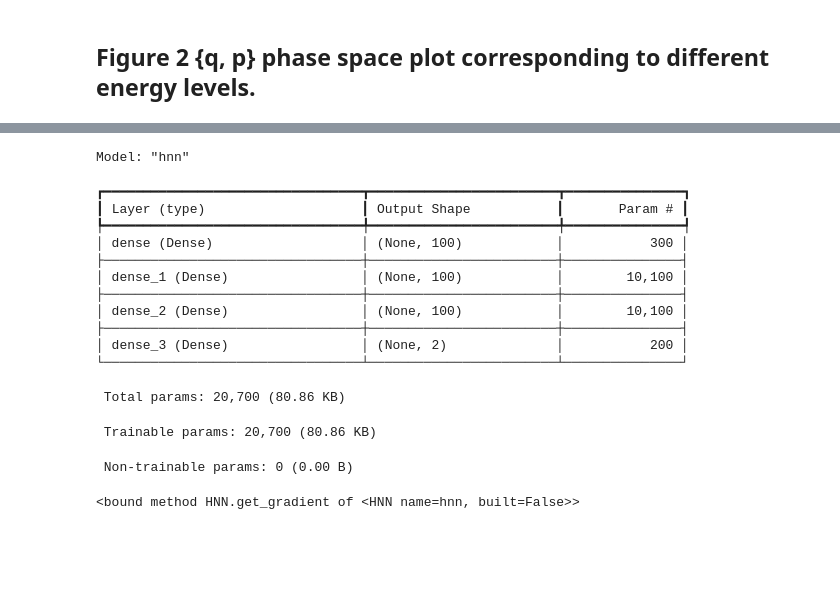
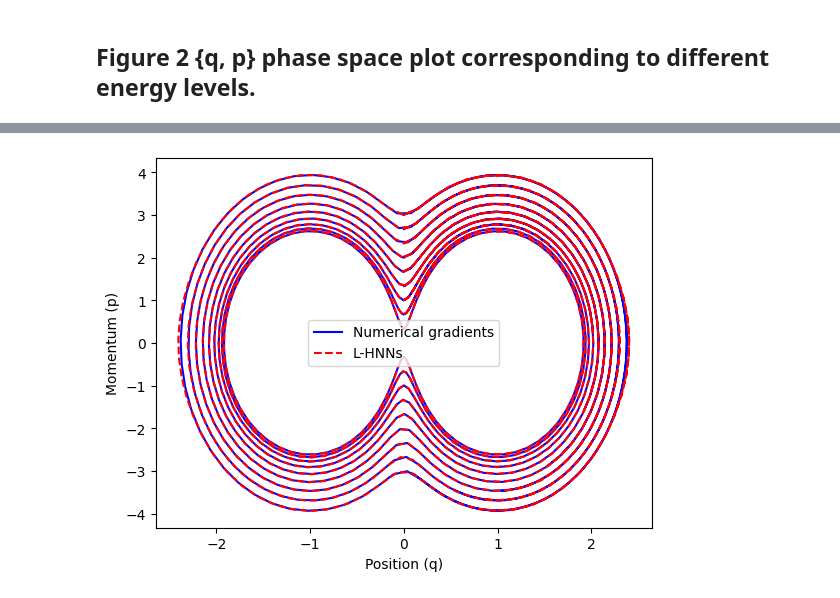
Before and after one commit to YedaCui/TSRLproject_JPMorgan, a Jupyter notebook: src/plot.ipynb, the cells around one changed output, grey strips where cells are left out. Cells and saved outputs as stored; diff of their text form; code cells hidden in the pictures; blank space fills up the shorter version.

```diff
--- a/src/plot.ipynb
+++ b/src/plot.ipynb
@@ -10,17 +10,15 @@ import hnn
 from configs import CONFIGS
 
 config = CONFIGS["LHNN_1DGaussianmixture"]
+config["acti"] = "sin"
 model = hnn.HNN(config["input_dim"], config["num_hidden"], config["num_layers"], config["output_dim"], acti=config["acti"], baseline=config["baseline"], field_type=config["field_type"])
-model.load_weights("mymodel.weights.h5")
-# model_path = "mymodel.weights.h5"
-# model = tf.keras.models.load_model(model_path)
+model.load_weights("/home/ycui/Documents/TSRLproject_JPMorgan/models/LHNN_1DGaussianmixture_sin.weights.h5")
 
 initial_state = np.zeros(2)
-
 
 timegrad_fn = utils.get_timegrad_fn(functions.functions("1D_Gauss_mix"))
 states_numgrad, states_lhnn = [], []
 for idx in range(9):
     initial_state[1] = 1/3 * (idx+1)
     states_numgrad.append(utils.get_trajectory(timegrad_fn, initial_state=initial_state, dt=0.05, num_lf=200,require_grads=False)[0])
-    states_lhnn.append(utils.get_trajectory(lambda x: model.get_gradient(tf.convert_to_tensor(x.reshape(1,-1), dtype=tf.float32)).numpy().flatten(), initial_state=initial_state, dt=0.05, num_lf=200,require_grads=False)[0])
+    states_lhnn.append(utils.get_trajectory(lambda x: model.get_gradient(tf.convert_to_tensor(x.reshape(1,-1), dtype=tf.float32)).numpy().flatten(), initial_state=initial_state, dt=0.05, num_lf=100,require_grads=False)[0])
@@ -54,5 +28,0 @@ loss
-# %%
-# for states in states_numgrad:
-#     plt.plot(states[:200,0], states[:200,1])
-for states in states_lhnn:
-    plt.plot(states[:100,0], states[:100,1])
@@ -85,22 +29,17 @@ states_numgrad
-# %%
-model.summary()
-# %% [output]
-Model: "hnn"
-┏━━━━━━━━━━━━━━━━━━━━━━━━━━━━━━━━━┳━━━━━━━━━━━━━━━━━━━━━━━━┳━━━━━━━━━━━━━━━┓
-┃ Layer (type)                    ┃ Output Shape           ┃       Param # ┃
-┡━━━━━━━━━━━━━━━━━━━━━━━━━━━━━━━━━╇━━━━━━━━━━━━━━━━━━━━━━━━╇━━━━━━━━━━━━━━━┩
-│ dense (Dense)                   │ (None, 100)            │           300 │
-├─────────────────────────────────┼────────────────────────┼───────────────┤
-│ dense_1 (Dense)                 │ (None, 100)            │        10,100 │
-├─────────────────────────────────┼────────────────────────┼───────────────┤
-│ dense_2 (Dense)                 │ (None, 100)            │        10,100 │
-├─────────────────────────────────┼────────────────────────┼───────────────┤
-│ dense_3 (Dense)                 │ (None, 2)              │           200 │
-└─────────────────────────────────┴────────────────────────┴───────────────┘
- Total params: 20,700 (80.86 KB)
- Trainable params: 20,700 (80.86 KB)
- Non-trainable params: 0 (0.00 B)
-# %%
-model.get_gradient
-# %% [output]
-<bound method HNN.get_gradient of <HNN name=hnn, built=False>>
+# %%
+for idx, states in enumerate(states_numgrad):
+    if idx == 0:
+        plt.plot(states[:100,0], states[:100,1], color="blue", linestyle="-", label="Numerical gradients")
+    else:
+        plt.plot(states[:100,0], states[:100,1], color="blue", linestyle="-")
+for idx, states in enumerate(states_lhnn):
+    if idx == 0:
+        plt.plot(states[:100,0], states[:100,1], color="red", linestyle="--", label="L-HNNs")
+    else:
+        plt.plot(states[:100,0], states[:100,1], color="red", linestyle="--")
+plt.xlabel("Position (q)")
+plt.ylabel("Momentum (p)")
+plt.legend()
+plt.show()
+# %% [output]
+[figure, added]
```
Also changed, not shown: parts of 30 cells of this notebook, 19 other files.
